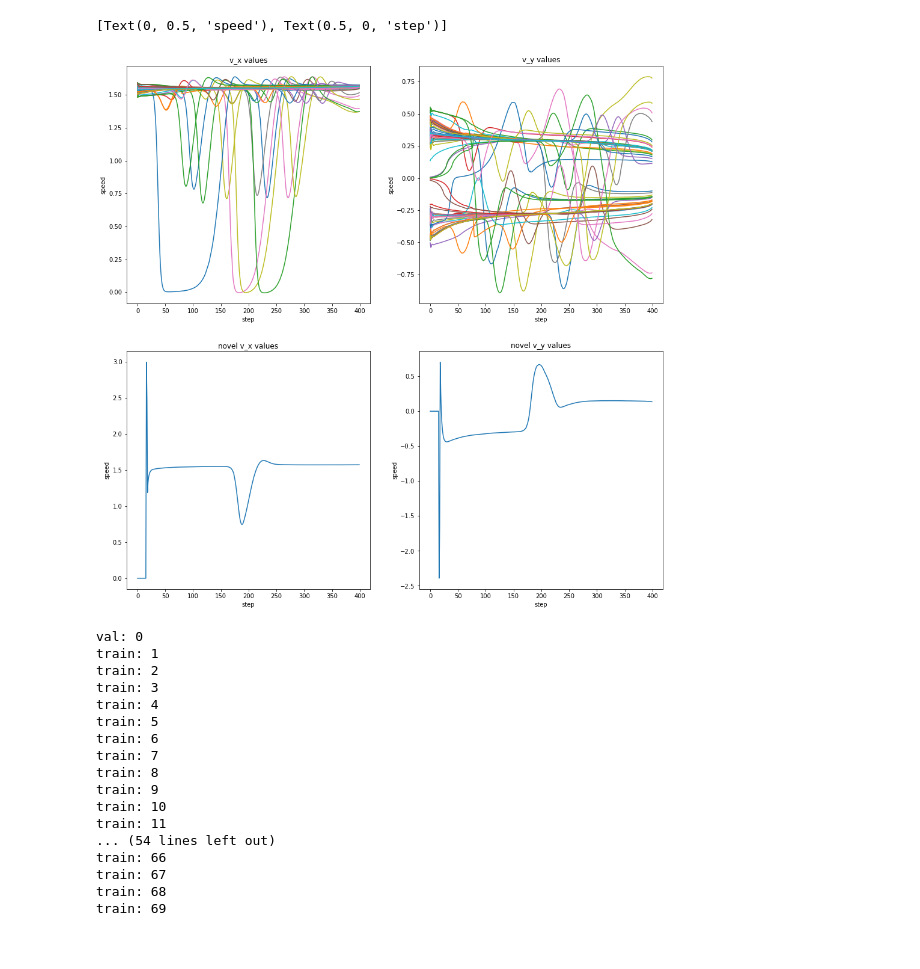
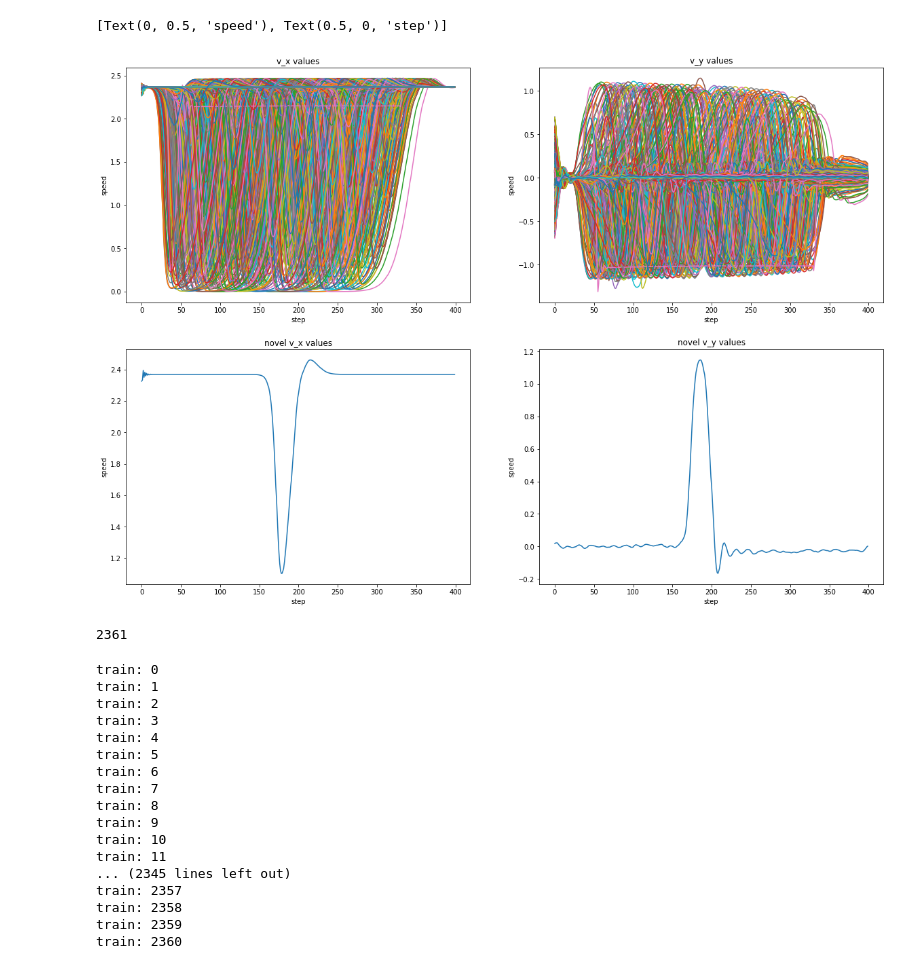
Before and after one commit to yildirimyigit/irl_sfm, a Jupyter notebook: python_ws/cnmp_data_prer/sfm/1_obs_huge.ipynb, the cells around one changed output. Saved outputs shown, nothing was run; the diff lists cells and outputs as text; code cells hidden in the pictures.

```diff
--- a/python_ws/cnmp_data_prer/sfm/1_obs_huge.ipynb
+++ b/python_ws/cnmp_data_prer/sfm/1_obs_huge.ipynb
@@ -44,11 +44,11 @@ n_Y = np.zeros((num_novel, desired_len, y_dim))
 for i, demo in enumerate(demonstrations):
     max_v_y = np.max(demo[:, -y_dim:])
     min_v_y = np.min(demo[:, -y_dim:])
-    if max_v_y > 5 or min_v_y < -5:
+    if max_v_y > 2.5 or min_v_y < -1.8:
         continue
     len_demo = len(demo)
 #     print(len_demo)
-    indices = np.linspace(50, len_demo-1, desired_len, dtype=int)  # <desired_len>-many indices are selected uniformly
+    indices = np.linspace(0, len_demo-1, desired_len, dtype=int)  # <desired_len>-many indices are selected uniformly
     x, gmm, y = np.zeros((desired_len, x_dim)), np.zeros((desired_len, gamma_dim)), np.zeros((desired_len, y_dim))
     for new_ind, old_ind in enumerate(indices):
         x[new_ind] = demo[old_ind][:x_dim]
@@ -88,31 +88,35 @@ for i, demo in enumerate(novel_demonstrations):
 # %%
 import matplotlib.pyplot as plt
 %matplotlib inline
-plt.rcParams['figure.figsize'] = [16, 16]
+plt.rcParams['figure.figsize'] = [20, 14]
 
 fig, axs = plt.subplots(2, 2)
 for i in range(num_demos):
     axs[0, 0].plot(range(len(d_Y[i])), d_Y[i][:, 0])  # v_x
 axs[0, 0].set_title('v_x values')
 axs[0, 0].set(xlabel='step', ylabel='speed')
 
 for i in range(num_demos):
     axs[0, 1].plot(range(len(d_Y[i])), d_Y[i][:, 1])  # v_y
 axs[0, 1].set_title('v_y values')
 axs[0, 1].set(xlabel='step', ylabel='speed')
 
 axs[1, 0].plot(range(len(n_Y[0])), n_Y[0][:, 0])  # v_x
 axs[1, 0].set_title('novel v_x values')
 axs[1, 0].set(xlabel='step', ylabel='speed')
 
 axs[1, 1].plot(range(len(n_Y[0])), n_Y[0][:, 1])  # v_y
 axs[1, 1].set_title('novel v_y values')
 axs[1, 1].set(xlabel='step', ylabel='speed')
 # %% [output]
 [Text(0, 0.5, 'speed'), Text(0.5, 0, 'step')]
-[figure, old version]
+[figure, new version]
+# %%
+print(len(d_Y))
+# %% [output]
+2361
 # %%
-num_val = 5
+num_val = 61
 
 x_train, x_val, y_train, y_val, gamma_train, gamma_val = [], [], [], [], [], []
 val_indices = np.sort(np.random.choice(range(num_demos-1), num_val, replace=False))
@@ -144,7 +148,7 @@ np.save(out_path + 'novel/' + 'd_x.npy', np.array(n_X))
 np.save(out_path + 'novel/' + 'd_y.npy', np.array(n_Y))
 np.save(out_path + 'novel/' + 'd_gamma.npy', np.array(n_Gamma))
 # %% [output]
-val: 0
+train: 0
 train: 1
 train: 2
 train: 3
@@ -156,8 +160,8 @@ train: 8
 train: 9
 train: 10
 train: 11
-... (54 lines left out)
-train: 66
-train: 67
-train: 68
-train: 69
+... (2345 lines left out)
+train: 2357
+train: 2358
+train: 2359
+train: 2360
```
Also changed, not shown: 1 other file.
